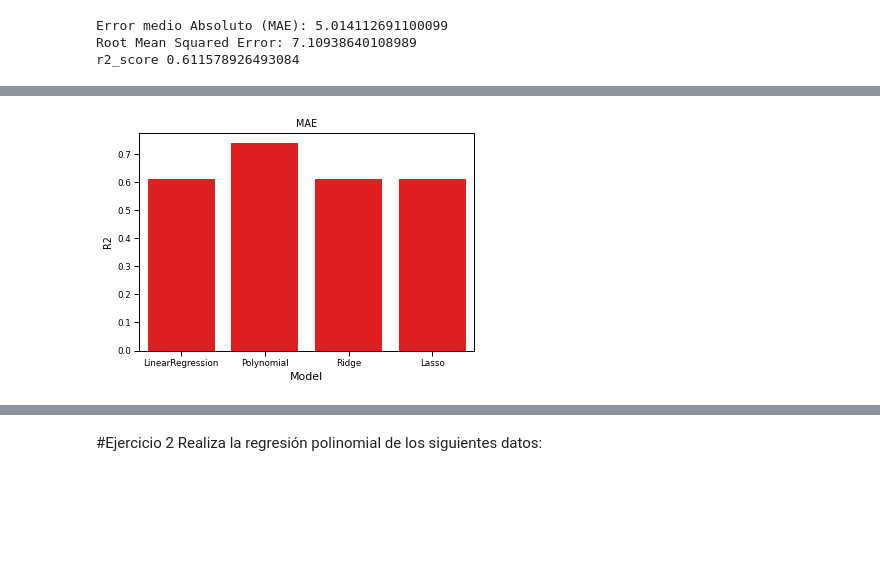
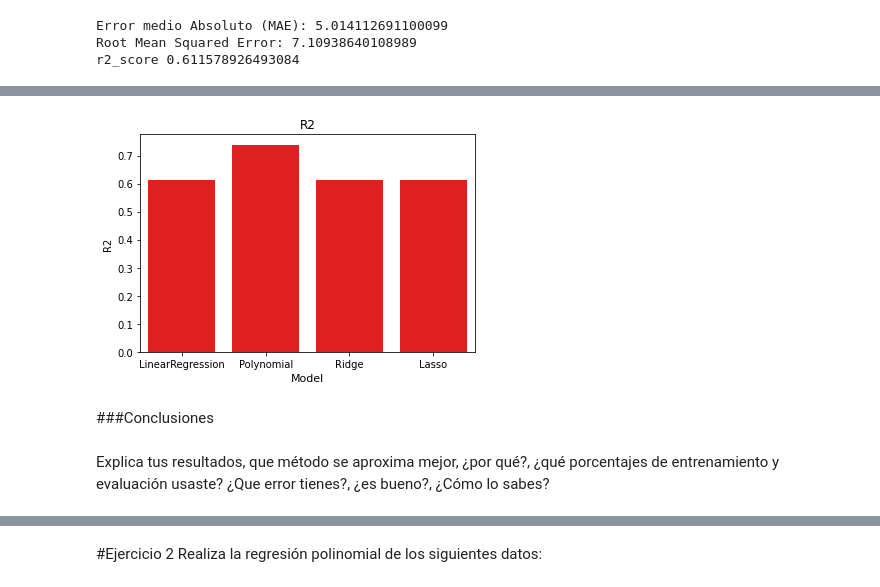
Before and after one commit to PosgradoMNA/actividades-de-aprendizaje-rafaelsangarcia, a Jupyter notebook: Semana9/Actividad/Regresion_lineal_polinomial_A01182780.ipynb, the cells around one changed output, grey strips where cells are left out. Saved outputs shown, nothing was run; the diff lists cells and outputs as text; code cells hidden in the pictures; blank space fills up the shorter version.

```diff
--- a/Semana9/Actividad/Regresion_lineal_polinomial_A01182780.ipynb
+++ b/Semana9/Actividad/Regresion_lineal_polinomial_A01182780.ipynb
@@ -649,7 +661,11 @@ plt.show()
 # %%
 df_listErrors = pd.DataFrame(listErrors)
-sns.barplot(data=df_listErrors, x='Model', y='R2',  color = 'Red').set(title="MAE")
+sns.barplot(data=df_listErrors, x='Model', y='R2',  color = 'Red').set(title="R2")
 plt.xlabel('Model', fontsize=11)
 plt.show()
 # %% [output]
-[figure, old version]
+[figure, new version]
+# %% [markdown]
+###Conclusiones
+# %% [markdown]
+Explica tus resultados, que método se aproxima mejor, ¿por qué?, ¿qué porcentajes de entrenamiento y evaluación usaste? ¿Que error tienes?, ¿es bueno?, ¿Cómo lo sabes?
```
Also changed, not shown: parts of 46 cells of this notebook.
